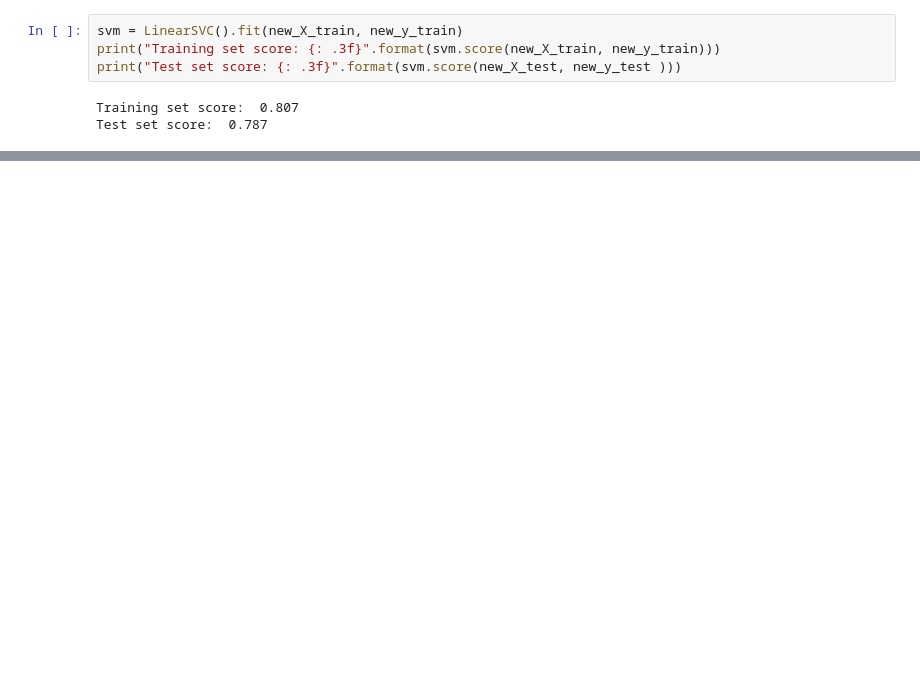
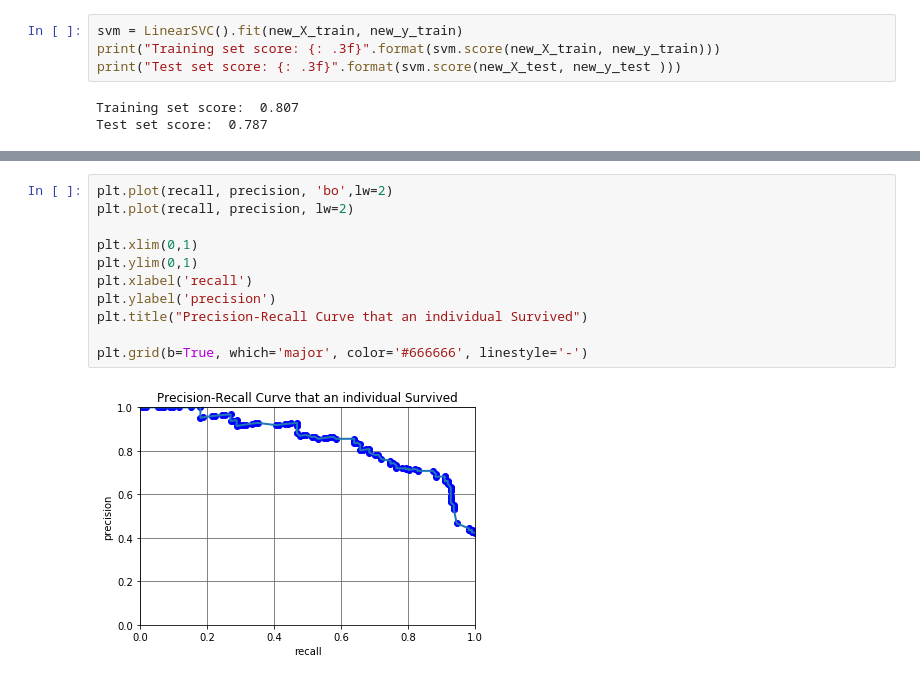
Before and after one commit to angelaiallonardi/my_first_ML_project, a Jupyter notebook: Titanic.ipynb, the cells around one changed output, grey strips where cells are left out. Cells and saved outputs as stored; diff of their text form; blank space fills up the shorter version.

```diff
--- a/Titanic.ipynb
+++ b/Titanic.ipynb
@@ -961,0 +1089,13 @@ Test set score:  0.787
+# %%
+plt.plot(recall, precision, 'bo',lw=2)
+plt.plot(recall, precision, lw=2)
+
+plt.xlim(0,1)
+plt.ylim(0,1)
+plt.xlabel('recall')
+plt.ylabel('precision')
+plt.title("Precision-Recall Curve that an individual Survived")
+
+plt.grid(b=True, which='major', color='#666666', linestyle='-')
+# %% [output]
+[figure, added]
```
Also changed, not shown: parts of 26 cells of this notebook.
